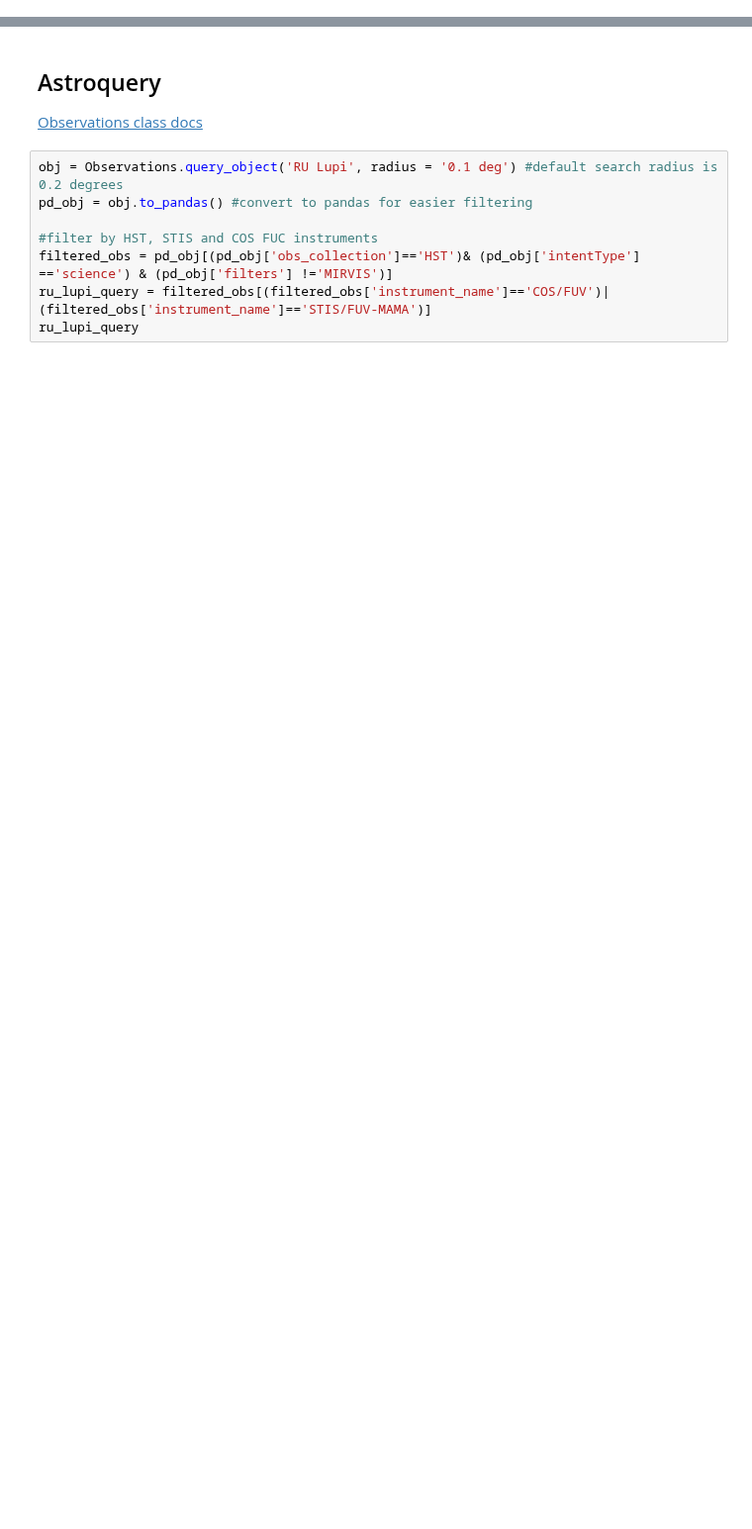
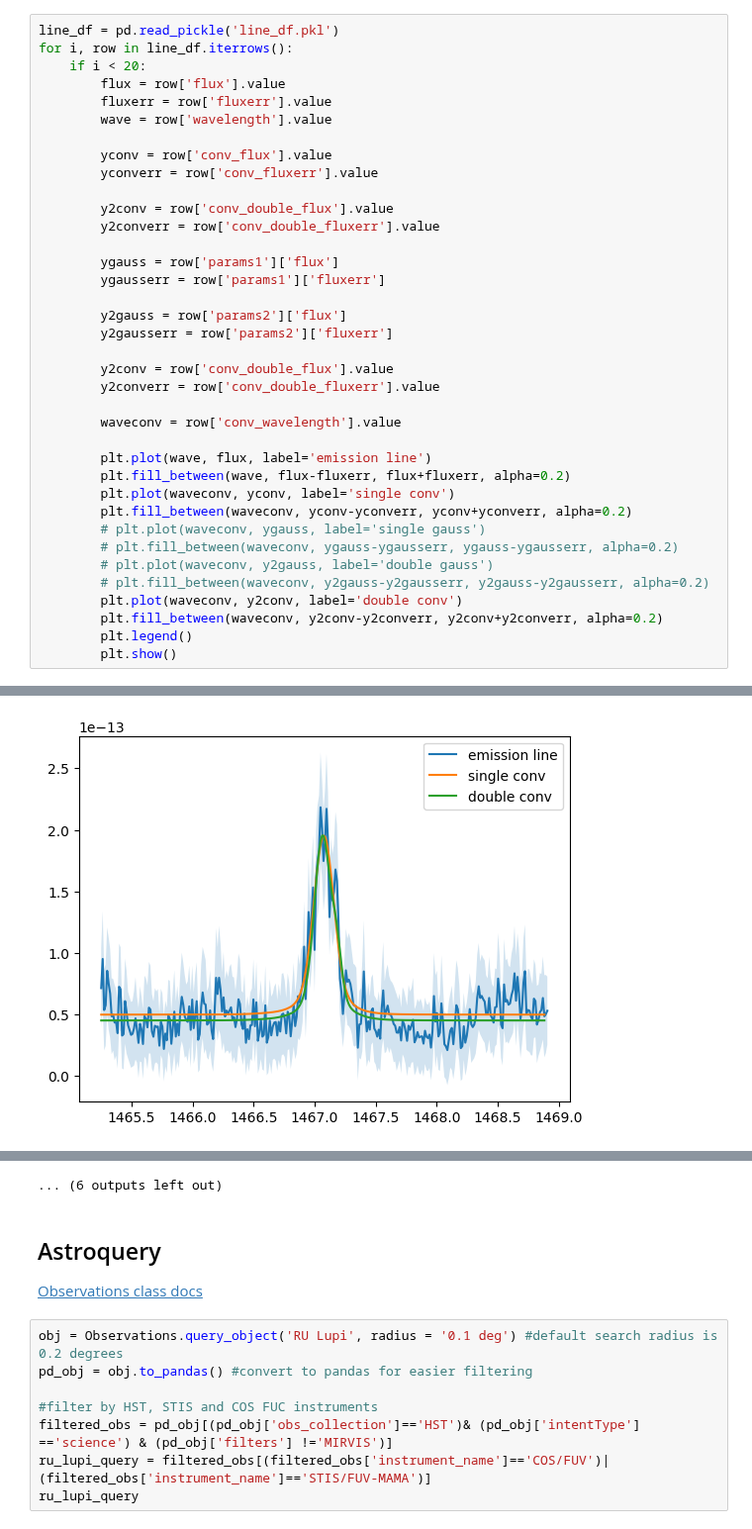
Before and after one commit to PK0207/scripts_by_me, a Jupyter notebook: research24/scratch.ipynb, the cells around one changed output, grey strips where cells are left out. Shown at 99% size. Saved outputs shown, nothing was run; the diff lists cells and outputs as text; blank space fills up the shorter version.

```diff
--- a/research24/scratch.ipynb
+++ b/research24/scratch.ipynb
@@ -8,0 +31,38 @@ import pickle
+# %%
+line_df = pd.read_pickle('line_df.pkl')
+for i, row in line_df.iterrows():
+    if i < 20:
+        flux = row['flux'].value
+        fluxerr = row['fluxerr'].value
+        wave = row['wavelength'].value
+
+        yconv = row['conv_flux'].value
+        yconverr = row['conv_fluxerr'].value
+
+        y2conv = row['conv_double_flux'].value
+        y2converr = row['conv_double_fluxerr'].value
+
+        ygauss = row['params1']['flux']
+        ygausserr = row['params1']['fluxerr']
+
+        y2gauss = row['params2']['flux']
+        y2gausserr = row['params2']['fluxerr']
+
+        y2conv = row['conv_double_flux'].value
+        y2converr = row['conv_double_fluxerr'].value
+
+        waveconv = row['conv_wavelength'].value
+
+        plt.plot(wave, flux, label='emission line')
+        plt.fill_between(wave, flux-fluxerr, flux+fluxerr, alpha=0.2)
+        plt.plot(waveconv, yconv, label='single conv')
+        plt.fill_between(waveconv, yconv-yconverr, yconv+yconverr, alpha=0.2)
+        # plt.plot(waveconv, ygauss, label='single gauss')
+        # plt.fill_between(waveconv, ygauss-ygausserr, ygauss-ygausserr, alpha=0.2)
+        # plt.plot(waveconv, y2gauss, label='double gauss')
+        # plt.fill_between(waveconv, y2gauss-y2gausserr, y2gauss-y2gausserr, alpha=0.2)
+        plt.plot(waveconv, y2conv, label='double conv')
+        plt.fill_between(waveconv, y2conv-y2converr, y2conv+y2converr, alpha=0.2)
+        plt.legend()
+        plt.show()
+# %% [output]
@@ -8,0 +86 @@ import pickle
+[figure, added]
@@ -9,3 +177,4 @@ import pickle
+... (6 outputs left out)
 # %% [markdown]
 ## Astroquery
 
```
Also changed, not shown: parts of 3 cells of this notebook, 3 other files.
